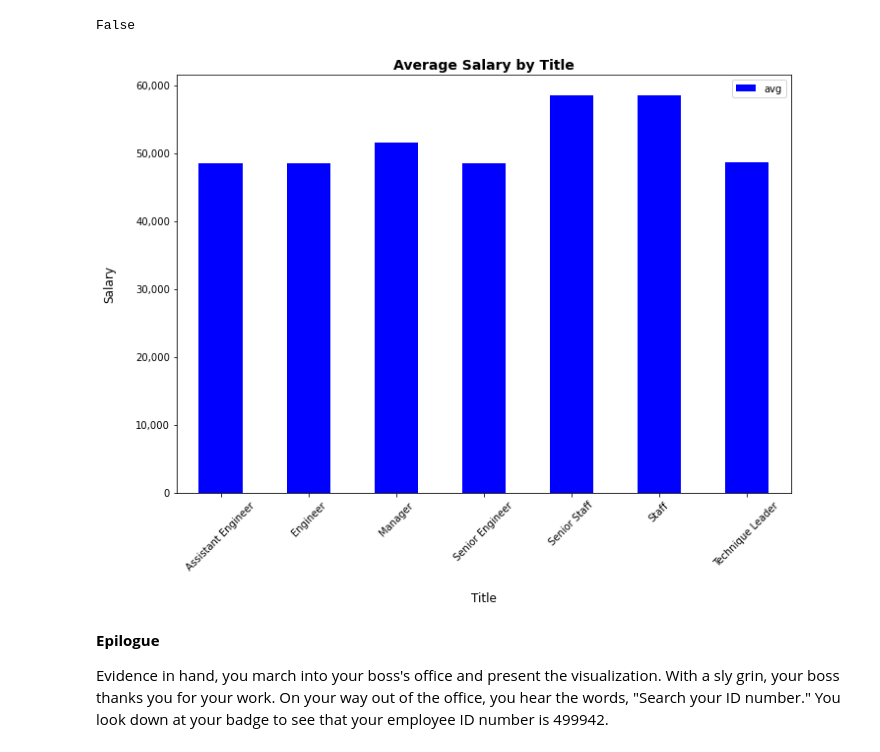
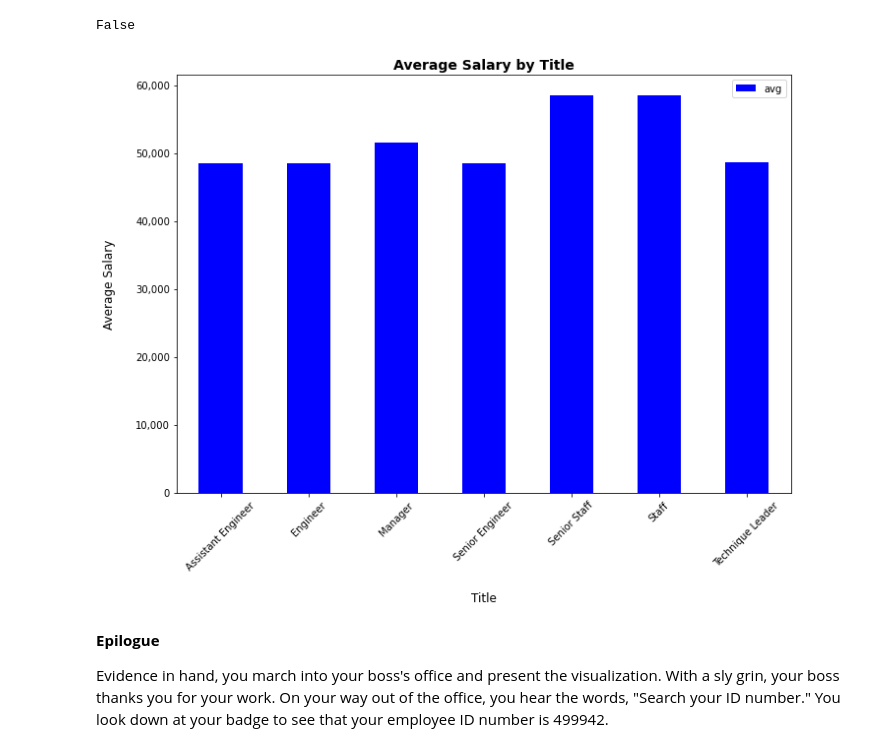
Before and after one commit to itsnameeta/sql-challenge, a Jupyter notebook: EmployeeSQL/Employee.ipynb, the cells around one changed output. Cells and saved outputs as stored; diff of their text form; code cells hidden in the pictures.

```diff
--- a/EmployeeSQL/Employee.ipynb
+++ b/EmployeeSQL/Employee.ipynb
@@ -56,7 +56,7 @@ plt.savefig('Salary_Distribution.png')
 [figure]
 # %%
 # Salary by Title
-salary_grop_df = pd.read_sql("""SELECT titles.title, AVG(salaries.salary)
+salary_group_df = pd.read_sql("""SELECT titles.title, AVG(salaries.salary)
                         FROM employees
                         JOIN salaries
                         ON employees.emp_no = salaries.emp_no
@@ -64,7 +64,7 @@ salary_grop_df = pd.read_sql("""SELECT titles.title, AVG(salaries.salary)
                         ON titles.title_id = employees.emp_title_id
                         GROUP BY titles.title""", engine)
 
-salary_grop_df
+salary_group_df
 # %% [output]
 |  | title | avg |
 | 0 | Assistant Engineer | 48564.434447 |
@@ -81,18 +81,18 @@ salary_grop_df.isnull().values.any()
 False
 # %%
 # Create a bar chart of average salary by title
-ax = salary_grop_df.plot.bar(x='title', y='avg', rot=45, grid=False, figsize=(10,8), color='blue', zorder=2)
+ax = salary_group_df.plot.bar(x='title', y='avg', rot=45, grid=False, figsize=(10,8), color='blue', zorder=2)
 x.tick_params(axis="both", which="both", bottom="off", top="off", labelbottom="on",
                   left="off", right="off", labelleft="on")
 
 ax.set_xlabel("Title", labelpad=20, size=12)
-ax.set_ylabel("Salary", labelpad=20, size=12)
+ax.set_ylabel("Average Salary", labelpad=20, size=12)
 ax.set_title("Average Salary by Title", weight='bold', size=14)
 ax.yaxis.set_major_formatter(StrMethodFormatter('{x:,g}'))
 plt.tight_layout()
 plt.savefig('Average_Salary_Title.png')
 # %% [output]
-[figure, old version]
+[figure, new version]
 # %% [markdown]
 **Epilogue**
 
```
Also changed, not shown: parts of 1 cell of this notebook, 4 other files.
